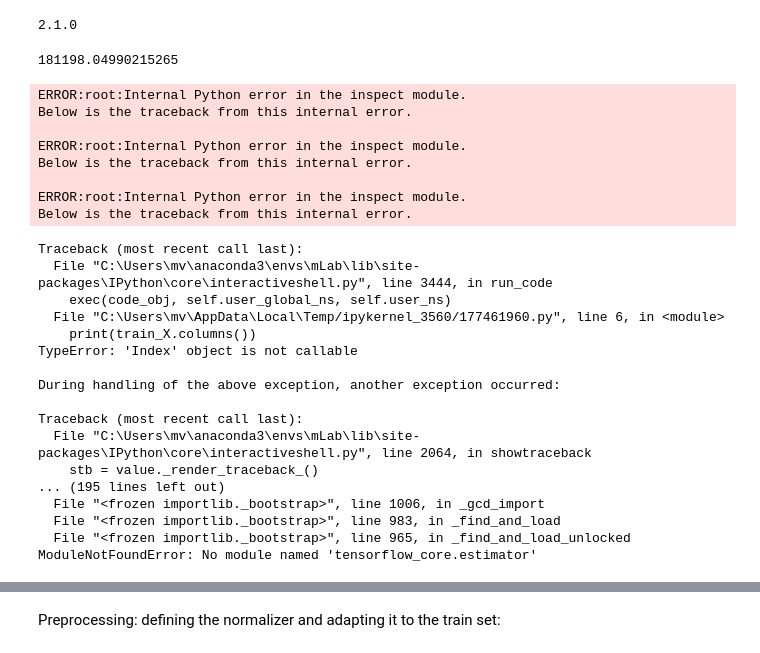
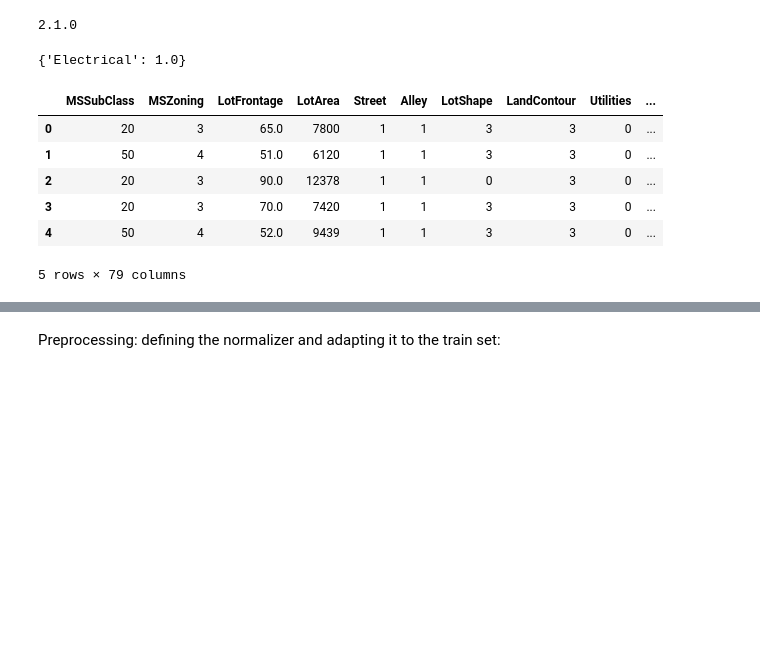
Before and after one commit to Brammetje23/Project-X, a Jupyter notebook: NN.ipynb, the cells around one changed output, grey strips where cells are left out. Cells and saved outputs as stored; diff of their text form; code cells hidden in the pictures; blank space fills up the shorter version.

```diff
--- a/NN.ipynb
+++ b/NN.ipynb
@@ -16,37 +16,18 @@ print(tf.__version__)
 # %%
 from data_processing import import_and_clean_train, label_encoding
 
 train_X, test_X, train_y, test_y, labels_dict = import_and_clean_train('train', label_encoding)
 
-print(train_y.mean())
-print(train_X.columns())
+train_X.head()
 # %% [output]
-181198.04990215265
+{'Electrical': 1.0}
+|  | MSSubClass | MSZoning | LotFrontage | LotArea | Street | Alley | LotShape | LandContour | Utilities | ... |
+| 0 | 20 | 3 | 65.0 | 7800 | 1 | 1 | 3 | 3 | 0 | ... |
+| 1 | 50 | 4 | 51.0 | 6120 | 1 | 1 | 3 | 3 | 0 | ... |
+| 2 | 20 | 3 | 90.0 | 12378 | 1 | 1 | 0 | 3 | 0 | ... |
+| 3 | 20 | 3 | 70.0 | 7420 | 1 | 1 | 3 | 3 | 0 | ... |
+| 4 | 50 | 4 | 52.0 | 9439 | 1 | 1 | 3 | 3 | 0 | ... |
-ERROR:root:Internal Python error in the inspect module.
-Below is the traceback from this internal error.
-
-ERROR:root:Internal Python error in the inspect module.
-Below is the traceback from this internal error.
-
-ERROR:root:Internal Python error in the inspect module.
-Below is the traceback from this internal error.
+5 rows × 79 columns
-Traceback (most recent call last):
-  File "C:\Users\mv\anaconda3\envs\mLab\lib\site-packages\IPython\core\interactiveshell.py", line 3444, in run_code
-    exec(code_obj, self.user_global_ns, self.user_ns)
-  File "C:\Users\mv\AppData\Local\Temp/ipykernel_3560/177461960.py", line 6, in <module>
-    print(train_X.columns())
-TypeError: 'Index' object is not callable
-
-During handling of the above exception, another exception occurred:
-
-Traceback (most recent call last):
-  File "C:\Users\mv\anaconda3\envs\mLab\lib\site-packages\IPython\core\interactiveshell.py", line 2064, in showtraceback
-    stb = value._render_traceback_()
-... (195 lines left out)
-  File "<frozen importlib._bootstrap>", line 1006, in _gcd_import
-  File "<frozen importlib._bootstrap>", line 983, in _find_and_load
-  File "<frozen importlib._bootstrap>", line 965, in _find_and_load_unlocked
-ModuleNotFoundError: No module named 'tensorflow_core.estimator'
 # %%
 # Converting the data to arrays
 train_X = np.array(train_X)
```
Also changed, not shown: parts of 8 cells of this notebook.
